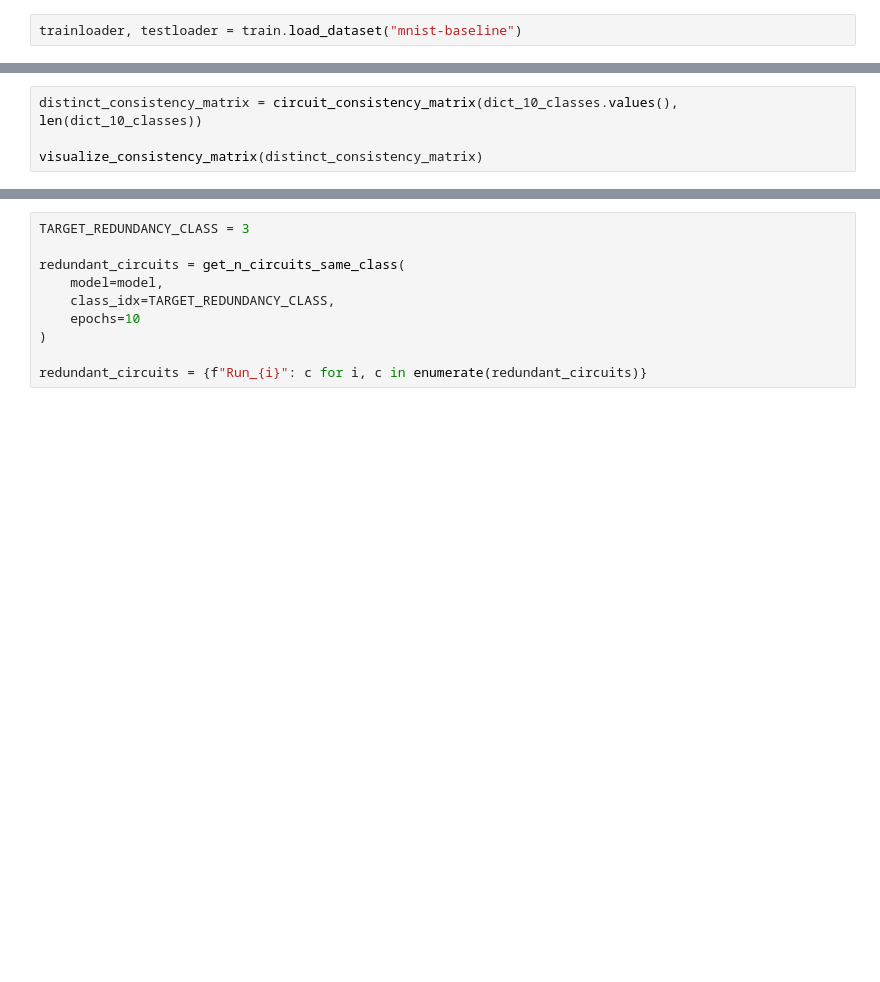
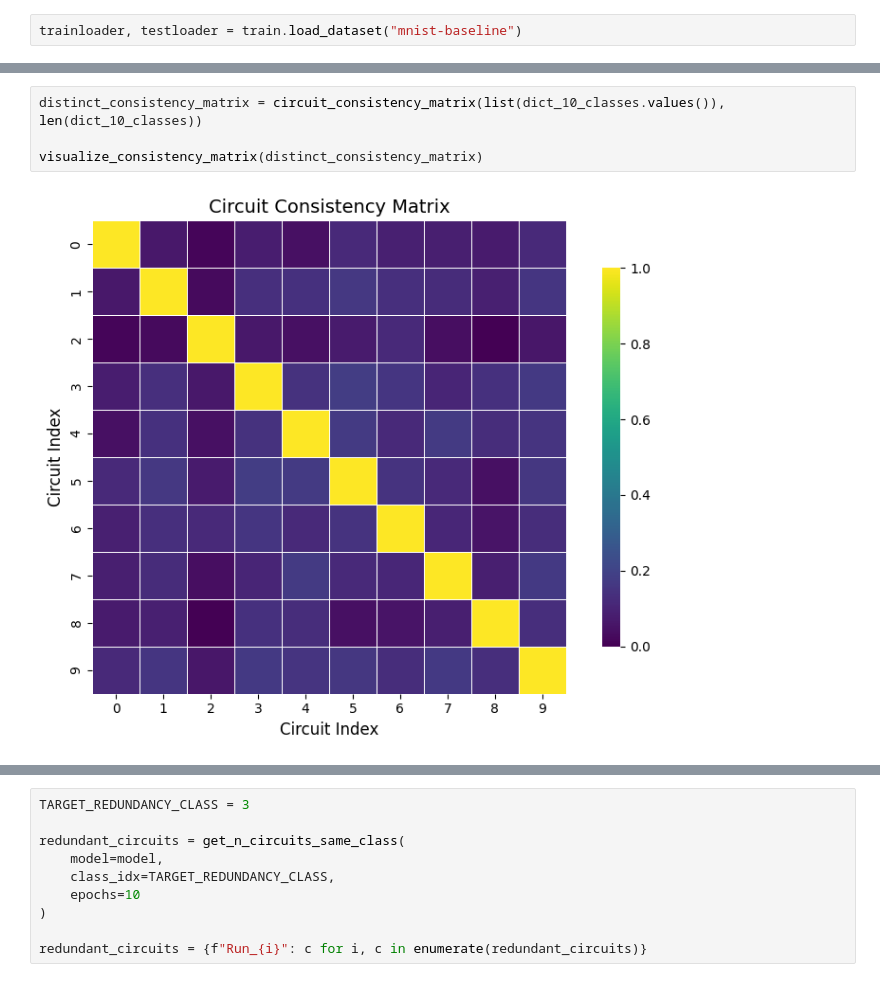
Before and after one commit to cabbage-patch69/Mechanistic-Interpretability, a Jupyter notebook: circuits-tal.ipynb, the cells around one changed output, grey strips where cells are left out. Saved outputs shown, nothing was run; the diff lists cells and outputs as text; blank space fills up the shorter version.

```diff
--- a/circuits-tal.ipynb
+++ b/circuits-tal.ipynb
@@ -1474,7 +1491,9 @@ Classes (1 vs 5): L0: 0.000 | L1: 0.000 | L2: 0.075 | L3: 0.021 | L4: 0.021 | L5
 # %%
-distinct_consistency_matrix = circuit_consistency_matrix(dict_10_classes.values(), len(dict_10_classes))
+distinct_consistency_matrix = circuit_consistency_matrix(list(dict_10_classes.values()), len(dict_10_classes))
 
 visualize_consistency_matrix(distinct_consistency_matrix)
+# %% [output]
+[figure, added]
 # %%
 for target_class in [0, 5]:
     print(f"\nDeconstructing Circuit for Class {target_class}:")
```
Also changed, not shown: parts of 9 cells of this notebook, 1 other file.
